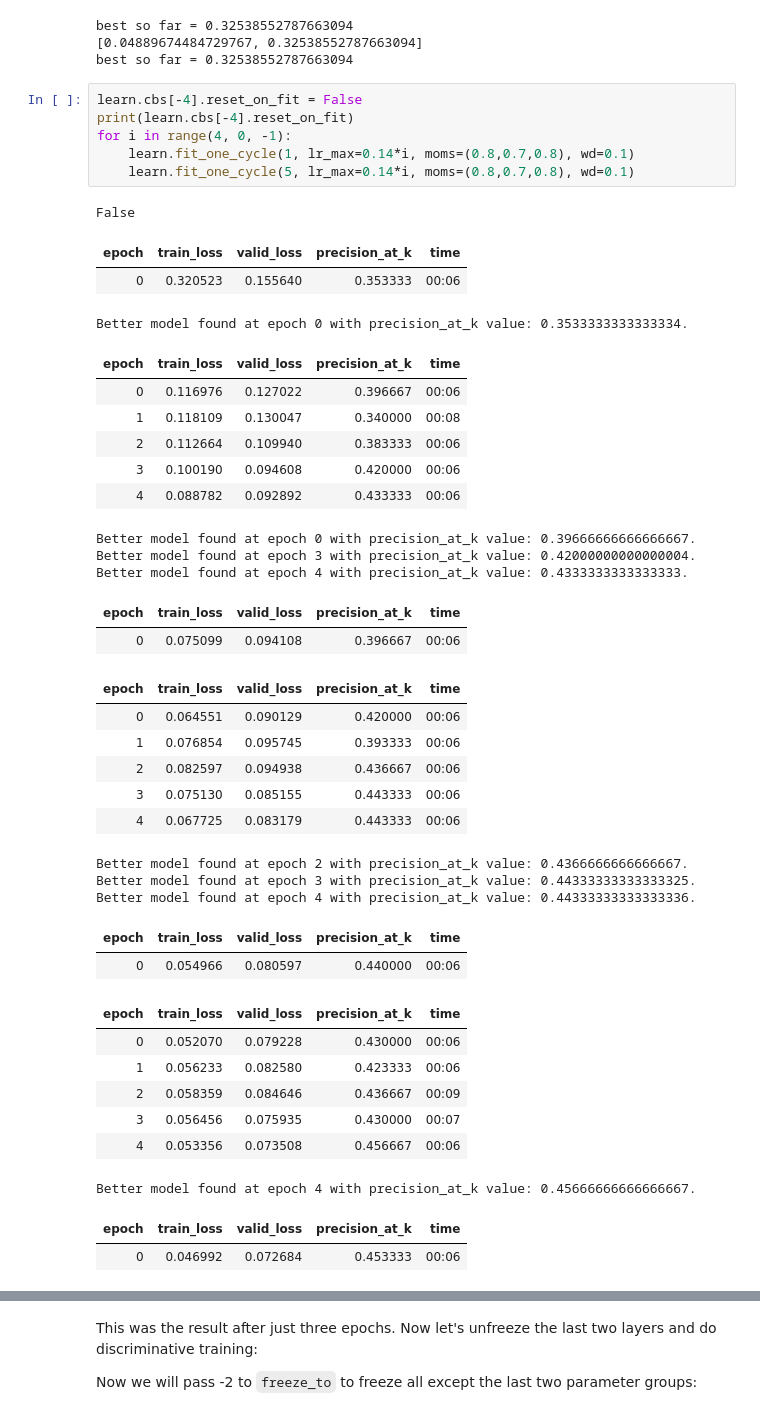
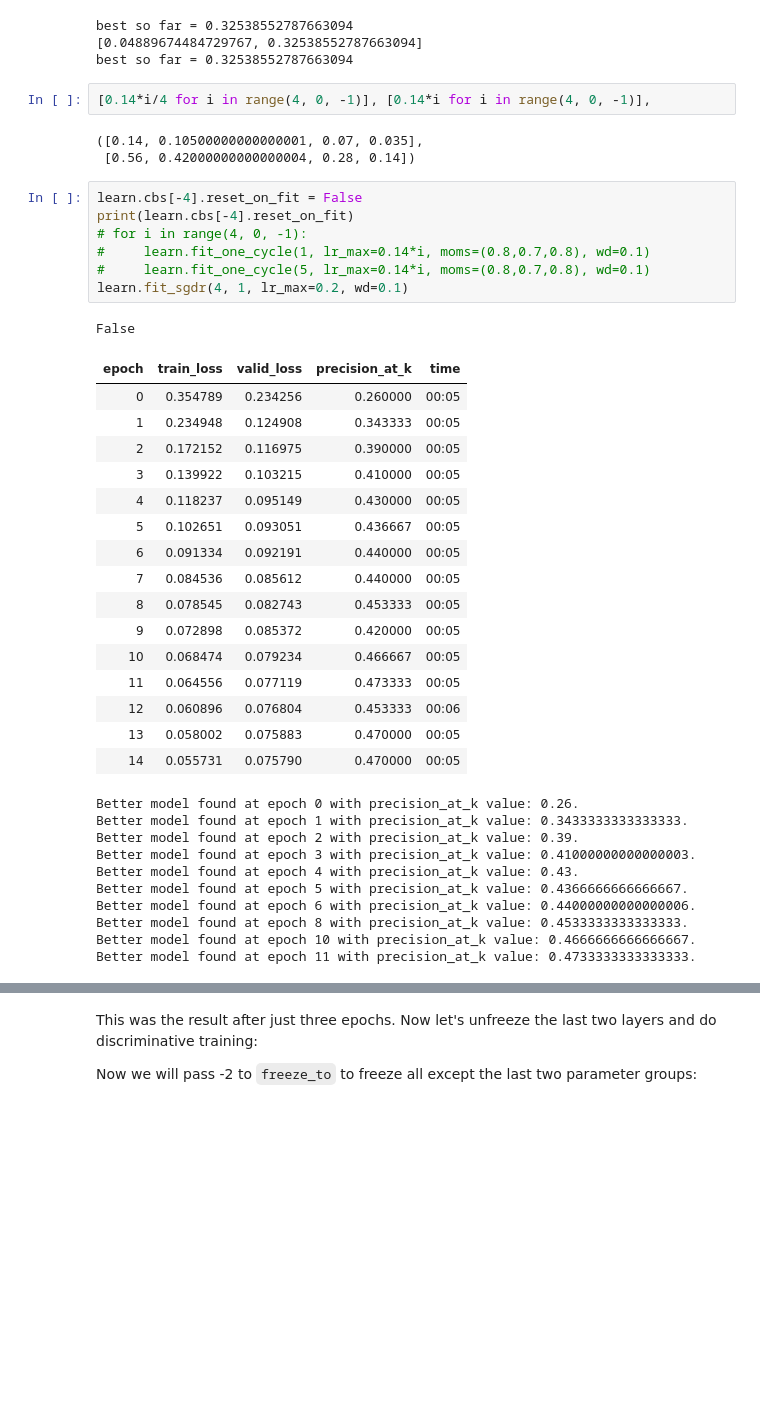
Before and after one commit to debjyotiSRoy/xcube, a Jupyter notebook: nbs/18_tutorial.train_mimic3.ipynb, the cells around one changed output, grey strips where cells are left out. Saved outputs shown, nothing was run; the diff lists cells and outputs as text; blank space fills up the shorter version.

Commit message:
warm restart lr fit sgdr for xml train

```diff
--- a/nbs/18_tutorial.train_mimic3.ipynb
+++ b/nbs/18_tutorial.train_mimic3.ipynb
@@ -968,45 +944,43 @@ validate(learn)
 best so far = 0.32538552787663094
 [0.04889674484729767, 0.32538552787663094]
 best so far = 0.32538552787663094
+# %%
+[0.14*i/4 for i in range(4, 0, -1)], [0.14*i for i in range(4, 0, -1)],
+# %% [output]
+([0.14, 0.10500000000000001, 0.07, 0.035],
+ [0.56, 0.42000000000000004, 0.28, 0.14])
 # %%
 learn.cbs[-4].reset_on_fit = False
 print(learn.cbs[-4].reset_on_fit)
-for i in range(4, 0, -1):
-    learn.fit_one_cycle(1, lr_max=0.14*i, moms=(0.8,0.7,0.8), wd=0.1)
-    learn.fit_one_cycle(5, lr_max=0.14*i, moms=(0.8,0.7,0.8), wd=0.1)
+# for i in range(4, 0, -1):
+#     learn.fit_one_cycle(1, lr_max=0.14*i, moms=(0.8,0.7,0.8), wd=0.1)
+#     learn.fit_one_cycle(5, lr_max=0.14*i, moms=(0.8,0.7,0.8), wd=0.1)
+learn.fit_sgdr(4, 1, lr_max=0.2, wd=0.1)
 # %% [output]
 False
 | epoch | train_loss | valid_loss | precision_at_k | time |
-| 0 | 0.320523 | 0.155640 | 0.353333 | 00:06 |
+| 0 | 0.354789 | 0.234256 | 0.260000 | 00:05 |
+| 1 | 0.234948 | 0.124908 | 0.343333 | 00:05 |
+| 2 | 0.172152 | 0.116975 | 0.390000 | 00:05 |
+| 3 | 0.139922 | 0.103215 | 0.410000 | 00:05 |
+| 4 | 0.118237 | 0.095149 | 0.430000 | 00:05 |
+| 5 | 0.102651 | 0.093051 | 0.436667 | 00:05 |
+| 6 | 0.091334 | 0.092191 | 0.440000 | 00:05 |
+| 7 | 0.084536 | 0.085612 | 0.440000 | 00:05 |
+| 8 | 0.078545 | 0.082743 | 0.453333 | 00:05 |
+| 9 | 0.072898 | 0.085372 | 0.420000 | 00:05 |
+| 10 | 0.068474 | 0.079234 | 0.466667 | 00:05 |
+| 11 | 0.064556 | 0.077119 | 0.473333 | 00:05 |
+| 12 | 0.060896 | 0.076804 | 0.453333 | 00:06 |
+| 13 | 0.058002 | 0.075883 | 0.470000 | 00:05 |
+| 14 | 0.055731 | 0.075790 | 0.470000 | 00:05 |
-Better model found at epoch 0 with precision_at_k value: 0.3533333333333334.
+Better model found at epoch 0 with precision_at_k value: 0.26.
+Better model found at epoch 1 with precision_at_k value: 0.3433333333333333.
+Better model found at epoch 2 with precision_at_k value: 0.39.
+Better model found at epoch 3 with precision_at_k value: 0.41000000000000003.
+Better model found at epoch 4 with precision_at_k value: 0.43.
+Better model found at epoch 5 with precision_at_k value: 0.4366666666666667.
+Better model found at epoch 6 with precision_at_k value: 0.44000000000000006.
+Better model found at epoch 8 with precision_at_k value: 0.4533333333333333.
+Better model found at epoch 10 with precision_at_k value: 0.4666666666666667.
+Better model found at epoch 11 with precision_at_k value: 0.4733333333333333.
-| epoch | train_loss | valid_loss | precision_at_k | time |
-| 0 | 0.116976 | 0.127022 | 0.396667 | 00:06 |
-| 1 | 0.118109 | 0.130047 | 0.340000 | 00:08 |
-| 2 | 0.112664 | 0.109940 | 0.383333 | 00:06 |
-| 3 | 0.100190 | 0.094608 | 0.420000 | 00:06 |
-| 4 | 0.088782 | 0.092892 | 0.433333 | 00:06 |
-Better model found at epoch 0 with precision_at_k value: 0.39666666666666667.
-Better model found at epoch 3 with precision_at_k value: 0.42000000000000004.
-Better model found at epoch 4 with precision_at_k value: 0.4333333333333333.
-| epoch | train_loss | valid_loss | precision_at_k | time |
-| 0 | 0.075099 | 0.094108 | 0.396667 | 00:06 |
-| epoch | train_loss | valid_loss | precision_at_k | time |
-| 0 | 0.064551 | 0.090129 | 0.420000 | 00:06 |
-| 1 | 0.076854 | 0.095745 | 0.393333 | 00:06 |
-| 2 | 0.082597 | 0.094938 | 0.436667 | 00:06 |
-| 3 | 0.075130 | 0.085155 | 0.443333 | 00:06 |
-| 4 | 0.067725 | 0.083179 | 0.443333 | 00:06 |
-Better model found at epoch 2 with precision_at_k value: 0.4366666666666667.
-Better model found at epoch 3 with precision_at_k value: 0.44333333333333325.
-Better model found at epoch 4 with precision_at_k value: 0.44333333333333336.
-| epoch | train_loss | valid_loss | precision_at_k | time |
-| 0 | 0.054966 | 0.080597 | 0.440000 | 00:06 |
-| epoch | train_loss | valid_loss | precision_at_k | time |
-| 0 | 0.052070 | 0.079228 | 0.430000 | 00:06 |
-| 1 | 0.056233 | 0.082580 | 0.423333 | 00:06 |
-| 2 | 0.058359 | 0.084646 | 0.436667 | 00:09 |
-| 3 | 0.056456 | 0.075935 | 0.430000 | 00:07 |
-| 4 | 0.053356 | 0.073508 | 0.456667 | 00:06 |
-Better model found at epoch 4 with precision_at_k value: 0.45666666666666667.
-| epoch | train_loss | valid_loss | precision_at_k | time |
-| 0 | 0.046992 | 0.072684 | 0.453333 | 00:06 |
```
Also changed, not shown: parts of 8 cells of this notebook, 3 other files.
